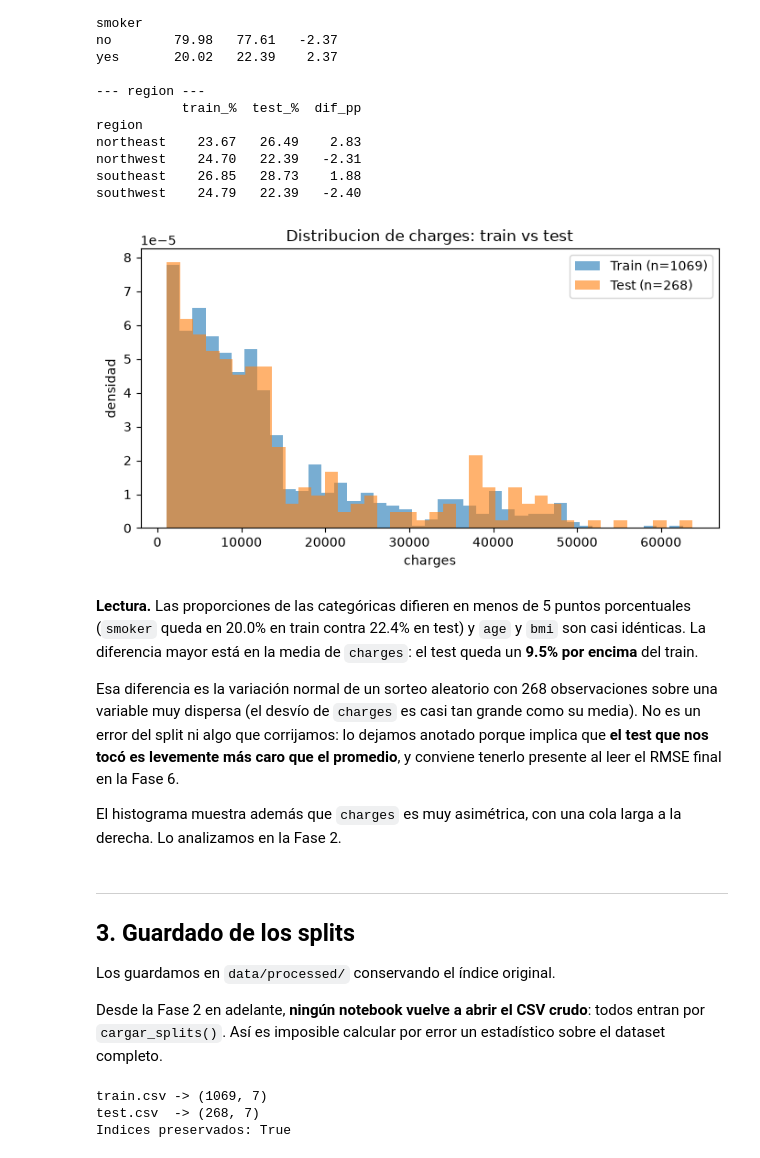
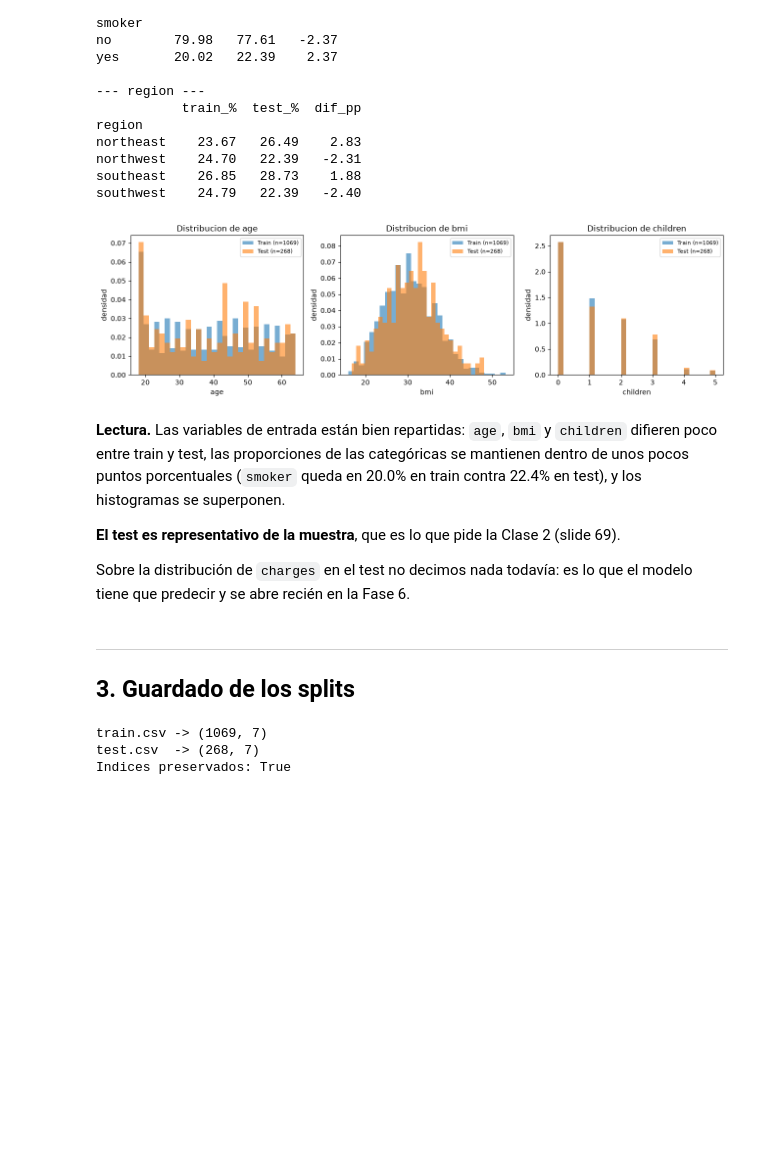
Before and after one commit to Diego050904/TP1-regresion-insurance, a Jupyter notebook: notebooks/01_carga_y_split.ipynb, the cells around one changed output. Drawn from its saved outputs; the diff is of its cells as text; code cells hidden in the pictures; blank space fills up the shorter version.

Commit message:
La auditoría del split deja de observar el target del test

```diff
--- a/notebooks/01_carga_y_split.ipynb
+++ b/notebooks/01_carga_y_split.ipynb
@@ -252,6 +243,7 @@ concreta no haya quedado ningún desbalance.
 # %%
-# Comparamos media y desvio de cada variable numerica entre train y test.
-num_cols = ["age", "bmi", "children", TARGET]
+# Comparamos media y desvio de cada variable de entrada numerica.
+# El target NO se incluye: no se mira charges del test hasta la Fase 6.
+num_cols = ["age", "bmi", "children"]
 
 comparacion = pd.DataFrame({
     "train_media": train[num_cols].mean(),
@@ -302,47 +293,39 @@ northwest    24.70   22.39   -2.31
 southeast    26.85   28.73    1.88
 southwest    24.79   22.39   -2.40
 # %%
-# Superponemos las distribuciones del target. density=True normaliza las areas,
-# para que los conjuntos sean comparables pese a tener distinto tamano.
-fig, ax = plt.subplots(figsize=(7, 4))
+# Superponemos las distribuciones de las variables de entrada numericas.
+# density=True normaliza las areas, para que ambos conjuntos sean comparables
+# pese a tener distinto tamano.
+fig, axes = plt.subplots(1, 3, figsize=(13, 3.8))
 
-ax.hist(train[TARGET], bins=40, density=True, alpha=0.6, label=f"Train (n={len(train)})")
-ax.hist(test[TARGET], bins=40, density=True, alpha=0.6, label=f"Test (n={len(test)})")
-ax.set_title("Distribucion de charges: train vs test")
-ax.set_xlabel("charges")
-ax.set_ylabel("densidad")
-ax.legend()
+for ax, col in zip(axes, num_cols):
+    ax.hist(train[col], bins=30, density=True, alpha=0.6, label=f"Train (n={len(train)})")
+    ax.hist(test[col], bins=30, density=True, alpha=0.6, label=f"Test (n={len(test)})")
+    ax.set_title(f"Distribucion de {col}")
+    ax.set_xlabel(col)
+    ax.set_ylabel("densidad")
+    ax.legend(fontsize=8)
 
 plt.tight_layout()
 FIGURES_DIR.mkdir(parents=True, exist_ok=True)
-plt.savefig(FIGURES_DIR / "01_distribucion_charges_train_test.png", dpi=150, bbox_inches="tight")
+plt.savefig(FIGURES_DIR / "01_distribucion_features_train_test.png", dpi=150, bbox_inches="tight")
 plt.show()
 # %% [output]
-[figure, old version]
+[figure, new version]
 # %% [markdown]
-**Lectura.** Las proporciones de las categóricas difieren en menos de 5 puntos
-porcentuales (`smoker` queda en 20.0% en train contra 22.4% en test) y `age` y `bmi` son
-casi idénticas. La diferencia mayor está en la media de `charges`: el test queda un **9.5%
-por encima** del train.
+**Lectura.** Las variables de entrada están bien repartidas: `age`, `bmi` y `children`
+difieren poco entre train y test, las proporciones de las categóricas se mantienen dentro de
+unos pocos puntos porcentuales (`smoker` queda en 20.0% en train contra 22.4% en test), y
+los histogramas se superponen.
 
-Esa diferencia es la variación normal de un sorteo aleatorio con 268 observaciones sobre
-una variable muy dispersa (el desvío de `charges` es casi tan grande como su media). No es
-un error del split ni algo que corrijamos: lo dejamos anotado porque implica que **el test
-que nos tocó es levemente más caro que el promedio**, y conviene tenerlo presente al leer
-el RMSE final en la Fase 6.
+**El test es representativo de la muestra**, que es lo que pide la Clase 2 (slide 69).
 
-El histograma muestra además que `charges` es muy asimétrica, con una cola larga a la
-derecha. Lo analizamos en la Fase 2.
+Sobre la distribución de `charges` en el test no decimos nada todavía: es lo que el modelo
+tiene que predecir y se abre recién en la Fase 6.
 # %% [markdown]
 ---
 
 ## 3. Guardado de los splits
-
-Los guardamos en `data/processed/` conservando el índice original.
-
-Desde la Fase 2 en adelante, **ningún notebook vuelve a abrir el CSV crudo**: todos
-entran por `cargar_splits()`. Así es imposible calcular por error un estadístico sobre el
-dataset completo.
 # %%
 # Escribimos los CSV y los volvemos a leer para confirmar que se guardaron bien.
 guardar_splits(train, test)
```
Also changed, not shown: parts of 10 cells of this notebook, 2 other files.
